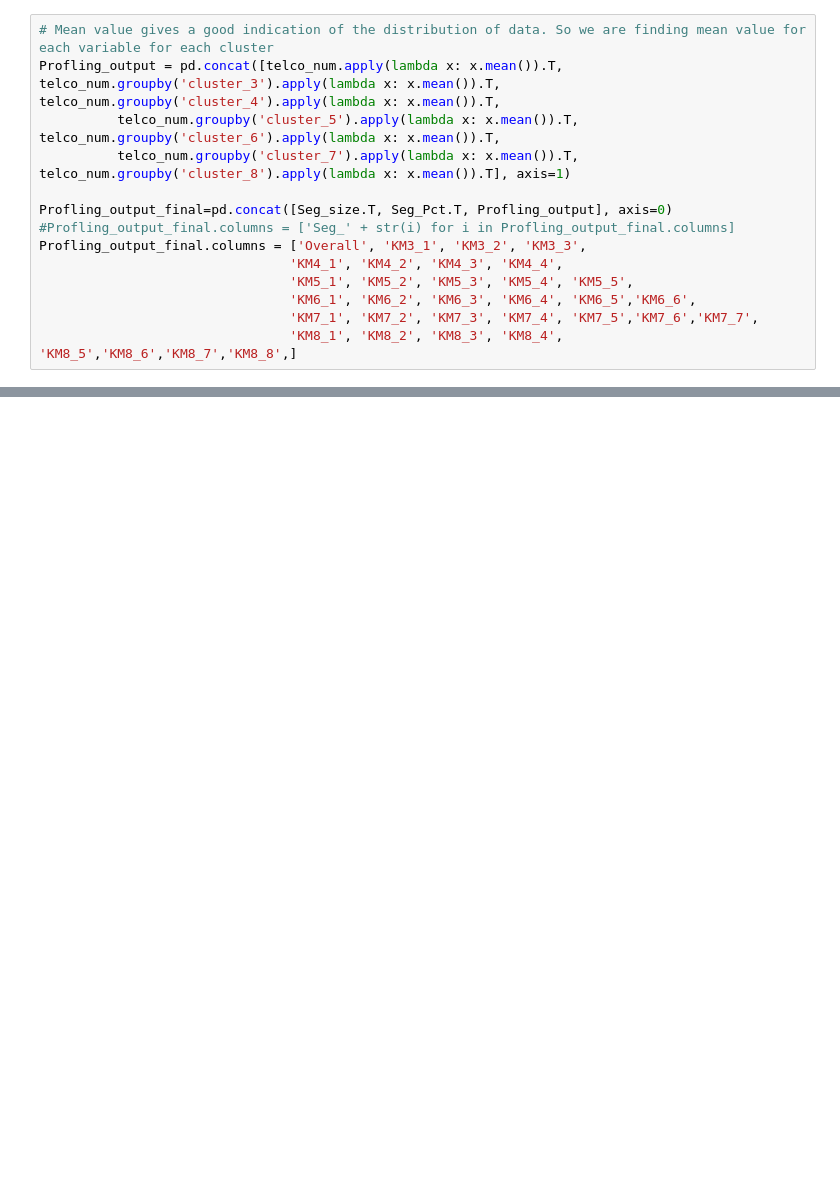
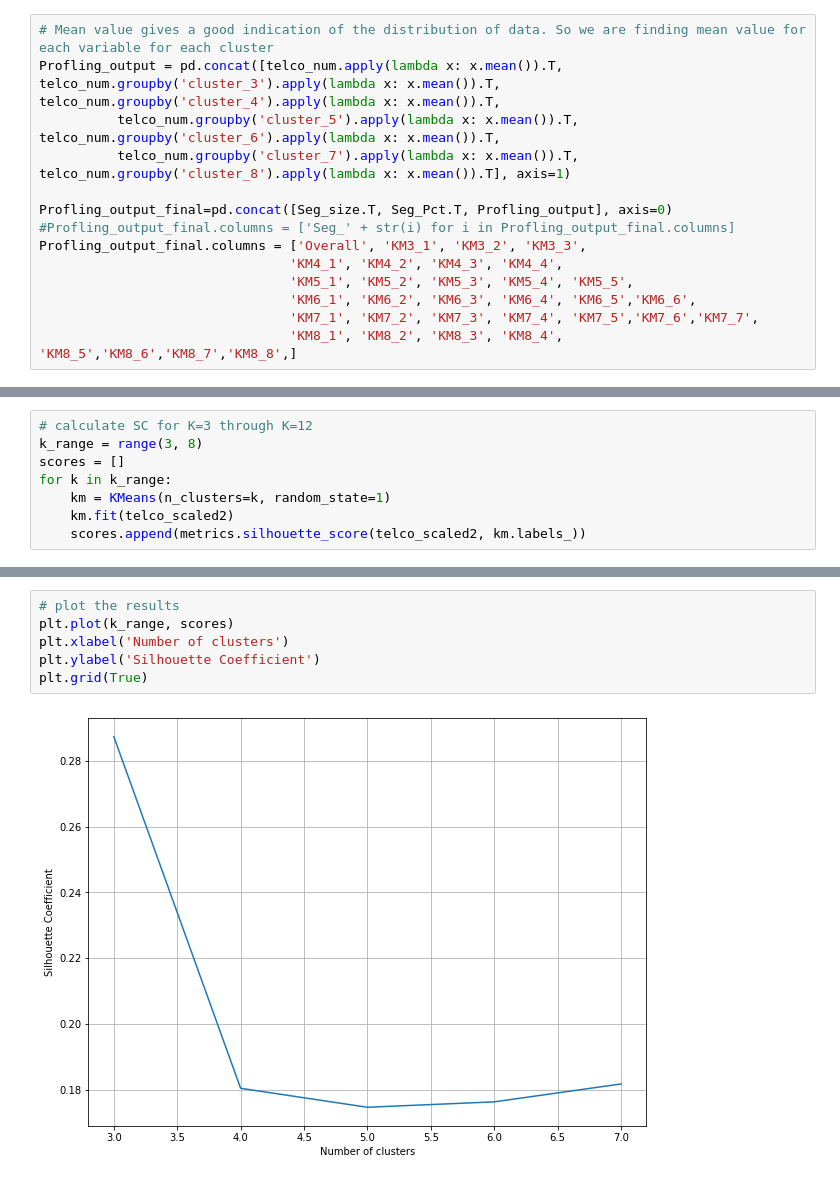
Before and after one commit to mkmritunjay/machineLearning, a Jupyter notebook: KMeans.ipynb, the cells around one changed output, grey strips where cells are left out. Cells and saved outputs as stored; diff of their text form; blank space fills up the shorter version.

```diff
--- a/KMeans.ipynb
+++ b/KMeans.ipynb
@@ -561,0 +616,8 @@ Profling_output_final.to_csv('Profiling_output.csv')
+# %%
+# calculate SC for K=3 through K=12
+k_range = range(3, 8)
+scores = []
+for k in k_range:
+    km = KMeans(n_clusters=k, random_state=1)
+    km.fit(telco_scaled2)
+    scores.append(metrics.silhouette_score(telco_scaled2, km.labels_))
@@ -561,0 +632,8 @@ Profling_output_final.to_csv('Profiling_output.csv')
+# %%
+# plot the results
+plt.plot(k_range, scores)
+plt.xlabel('Number of clusters')
+plt.ylabel('Silhouette Coefficient')
+plt.grid(True)
+# %% [output]
+[figure, added]
```
Also changed, not shown: parts of 13 cells of this notebook.
